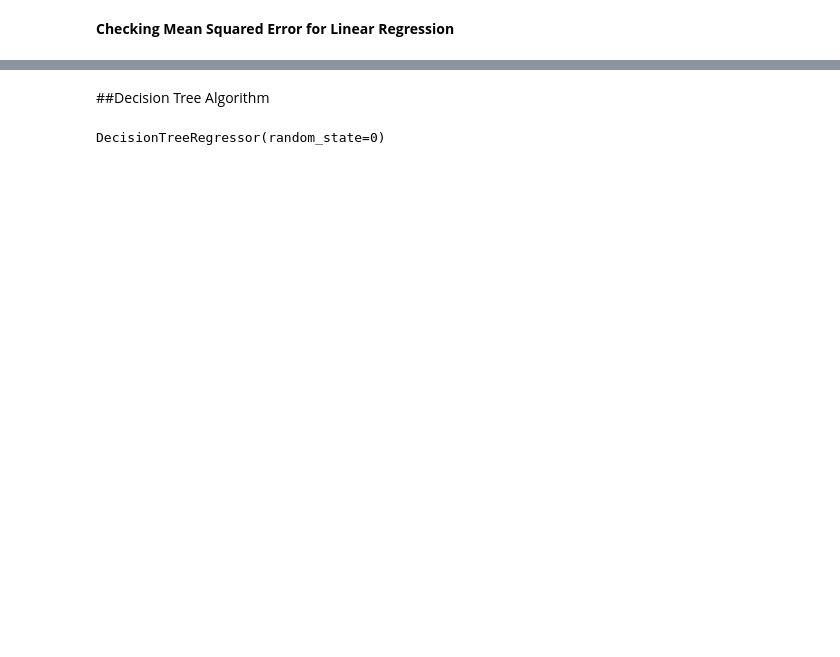
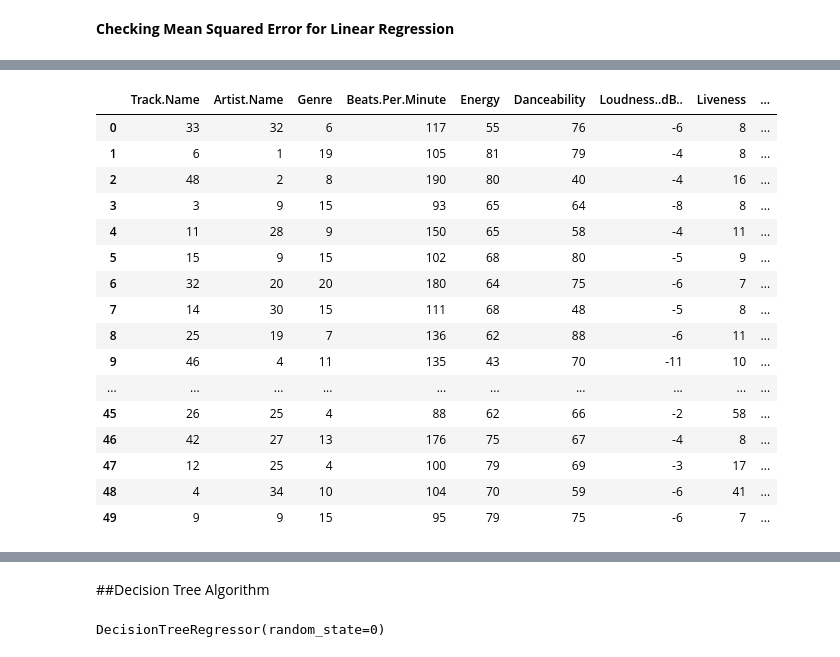
Before and after one commit to gaganchapa/Song_popularity_prediction, a Jupyter notebook: Song_popularity_Prediction.ipynb, the cells around one changed output, grey strips where cells are left out. Drawn from its saved outputs; the diff is of its cells as text; code cells hidden in the pictures; blank space fills up the shorter version.

Commit message:
song_popularity

```diff
--- a/Song_popularity_Prediction.ipynb
+++ b/Song_popularity_Prediction.ipynb
@@ -218,0 +221,17 @@ np.sqrt(mean_squared_error(y_test, Reg_predict))
+# %%
+#The Artistname and Genre have the String values so we need to convert them to numerical value
+def encode(data):
+  label_encode = LabelEncoder()
+  #label_genre = label_encode.fit_transform()
+  label = label_encode.fit_transform(data)
+  return label
+# %%
+#song_data.drop("Genre", axis=1, inplace=True) song_data['Genre'] 'Artist.Name']
+
+# Appending the array to our dataFrame
+# with column name 'Purchased'
+song_data["Genre"] = encode(song_data["Genre"])
+song_data["Artist.Name"] =encode(song_data["Artist.Name"])
+song_data["Track.Name"] =encode(song_data["Track.Name"])
+# printing Dataframe
+song_data.head(5)
@@ -218,0 +245,20 @@ np.sqrt(mean_squared_error(y_test, Reg_predict))
+# %%
+song_data.drop(['Unnamed: 0'], axis=1)
+# %% [output]
+|  | Track.Name | Artist.Name | Genre | Beats.Per.Minute | Energy | Danceability | Loudness..dB.. | Liveness | ... |
+| 0 | 33 | 32 | 6 | 117 | 55 | 76 | -6 | 8 | ... |
+| 1 | 6 | 1 | 19 | 105 | 81 | 79 | -4 | 8 | ... |
+| 2 | 48 | 2 | 8 | 190 | 80 | 40 | -4 | 16 | ... |
+| 3 | 3 | 9 | 15 | 93 | 65 | 64 | -8 | 8 | ... |
+| 4 | 11 | 28 | 9 | 150 | 65 | 58 | -4 | 11 | ... |
+| 5 | 15 | 9 | 15 | 102 | 68 | 80 | -5 | 9 | ... |
+| 6 | 32 | 20 | 20 | 180 | 64 | 75 | -6 | 7 | ... |
+| 7 | 14 | 30 | 15 | 111 | 68 | 48 | -5 | 8 | ... |
+| 8 | 25 | 19 | 7 | 136 | 62 | 88 | -6 | 11 | ... |
+| 9 | 46 | 4 | 11 | 135 | 43 | 70 | -11 | 10 | ... |
+| ... | ... | ... | ... | ... | ... | ... | ... | ... | ... |
+| 45 | 26 | 25 | 4 | 88 | 62 | 66 | -2 | 58 | ... |
+| 46 | 42 | 27 | 13 | 176 | 75 | 67 | -4 | 8 | ... |
+| 47 | 12 | 25 | 4 | 100 | 79 | 69 | -3 | 17 | ... |
+| 48 | 4 | 34 | 10 | 104 | 70 | 59 | -6 | 41 | ... |
+| 49 | 9 | 9 | 15 | 95 | 79 | 75 | -6 | 7 | ... |
```
Also changed, not shown: parts of 59 cells of this notebook.
